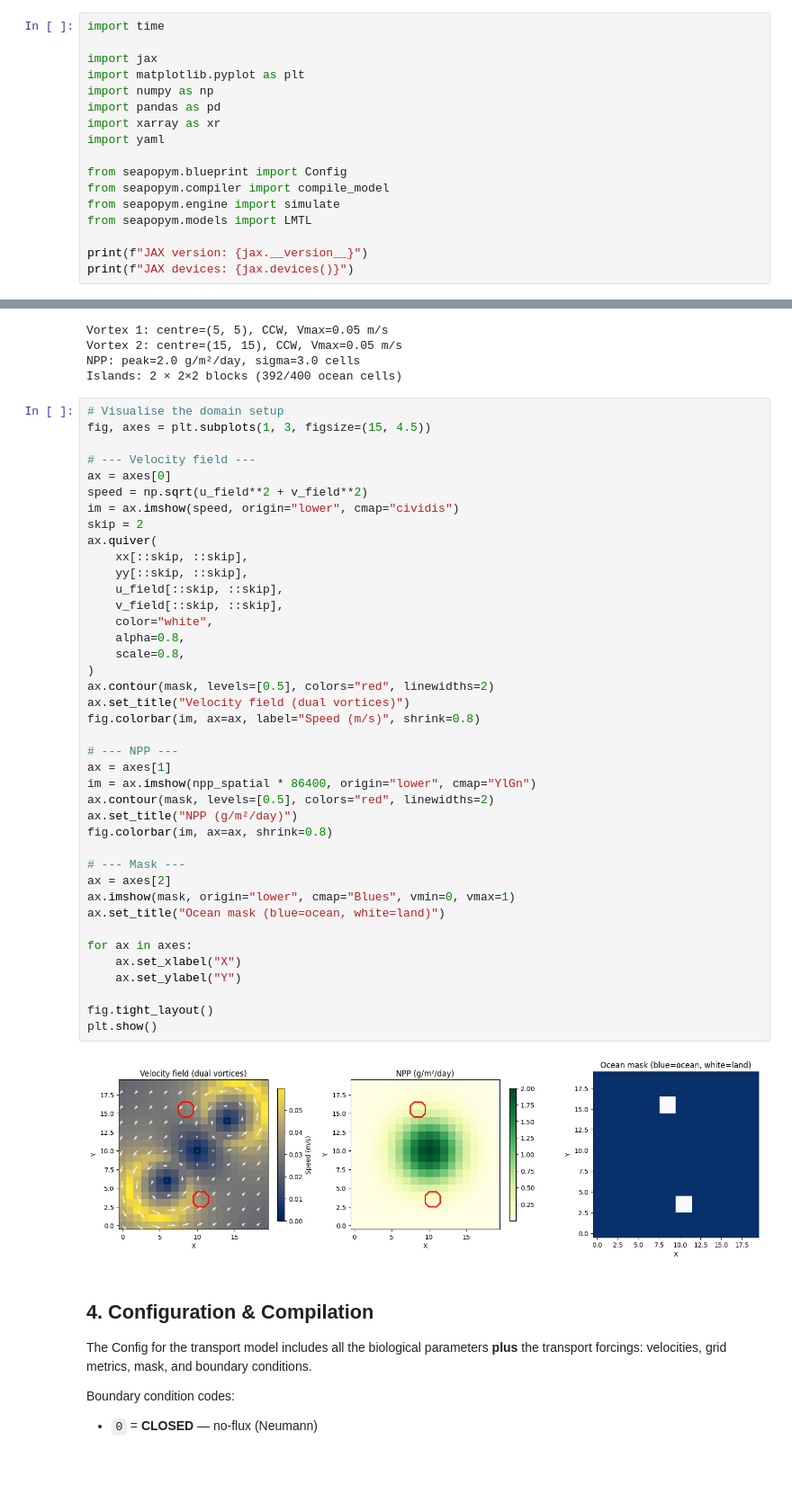
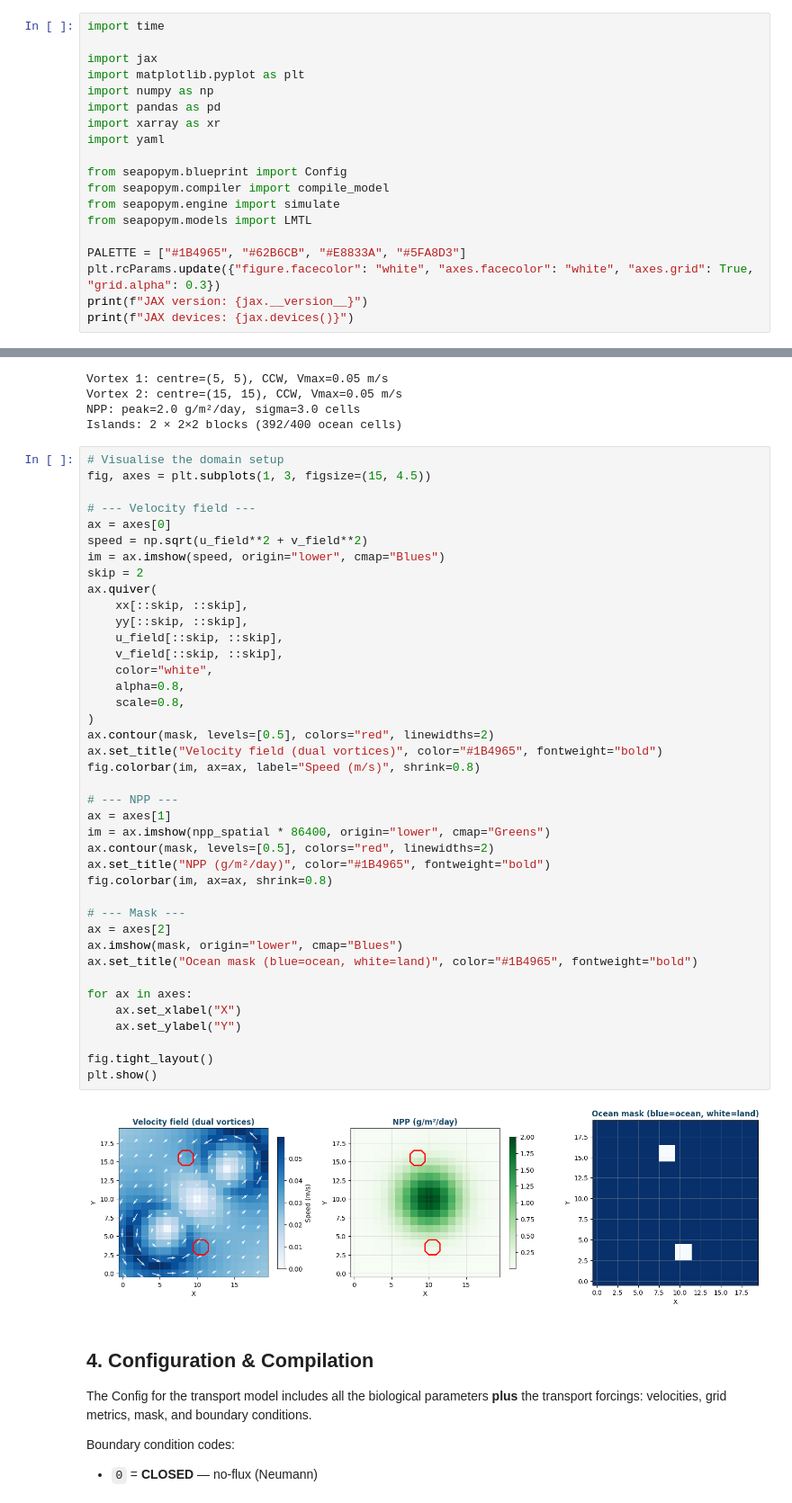
Before and after one commit to Ash12H/SeapoPym-JAX, a Jupyter notebook: docs/examples/02_transport.ipynb, the cells around one changed output, grey strips where cells are left out. Shown at 90% size. Cells and saved outputs as stored; diff of their text form; blank space fills up the shorter version.

```diff
--- a/docs/examples/02_transport.ipynb
+++ b/docs/examples/02_transport.ipynb
@@ -25,6 +25,8 @@ from seapopym.compiler import compile_model
 from seapopym.engine import simulate
 from seapopym.models import LMTL
 
+PALETTE = ["#1B4965", "#62B6CB", "#E8833A", "#5FA8D3"]
+plt.rcParams.update({"figure.facecolor": "white", "axes.facecolor": "white", "axes.grid": True, "grid.alpha": 0.3})
 print(f"JAX version: {jax.__version__}")
 print(f"JAX devices: {jax.devices()}")
 # %% [output]
@@ -224,41 +226,41 @@ fig, axes = plt.subplots(1, 3, figsize=(15, 4.5))
 # --- Velocity field ---
 ax = axes[0]
 speed = np.sqrt(u_field**2 + v_field**2)
-im = ax.imshow(speed, origin="lower", cmap="cividis")
+im = ax.imshow(speed, origin="lower", cmap="Blues")
 skip = 2
 ax.quiver(
     xx[::skip, ::skip],
     yy[::skip, ::skip],
     u_field[::skip, ::skip],
     v_field[::skip, ::skip],
     color="white",
     alpha=0.8,
     scale=0.8,
 )
 ax.contour(mask, levels=[0.5], colors="red", linewidths=2)
-ax.set_title("Velocity field (dual vortices)")
+ax.set_title("Velocity field (dual vortices)", color="#1B4965", fontweight="bold")
 fig.colorbar(im, ax=ax, label="Speed (m/s)", shrink=0.8)
 
 # --- NPP ---
 ax = axes[1]
-im = ax.imshow(npp_spatial * 86400, origin="lower", cmap="YlGn")
+im = ax.imshow(npp_spatial * 86400, origin="lower", cmap="Greens")
 ax.contour(mask, levels=[0.5], colors="red", linewidths=2)
-ax.set_title("NPP (g/m²/day)")
+ax.set_title("NPP (g/m²/day)", color="#1B4965", fontweight="bold")
 fig.colorbar(im, ax=ax, shrink=0.8)
 
 # --- Mask ---
 ax = axes[2]
-ax.imshow(mask, origin="lower", cmap="Blues", vmin=0, vmax=1)
-ax.set_title("Ocean mask (blue=ocean, white=land)")
+ax.imshow(mask, origin="lower", cmap="Blues")
+ax.set_title("Ocean mask (blue=ocean, white=land)", color="#1B4965", fontweight="bold")
 
 for ax in axes:
     ax.set_xlabel("X")
     ax.set_ylabel("Y")
 
 fig.tight_layout()
 plt.show()
 # %% [output]
-[figure, old version]
+[figure, new version]
 # %% [markdown]
 ## 4. Configuration & Compilation
 
```
Also changed, not shown: parts of 5 cells of this notebook, 15 other files.
